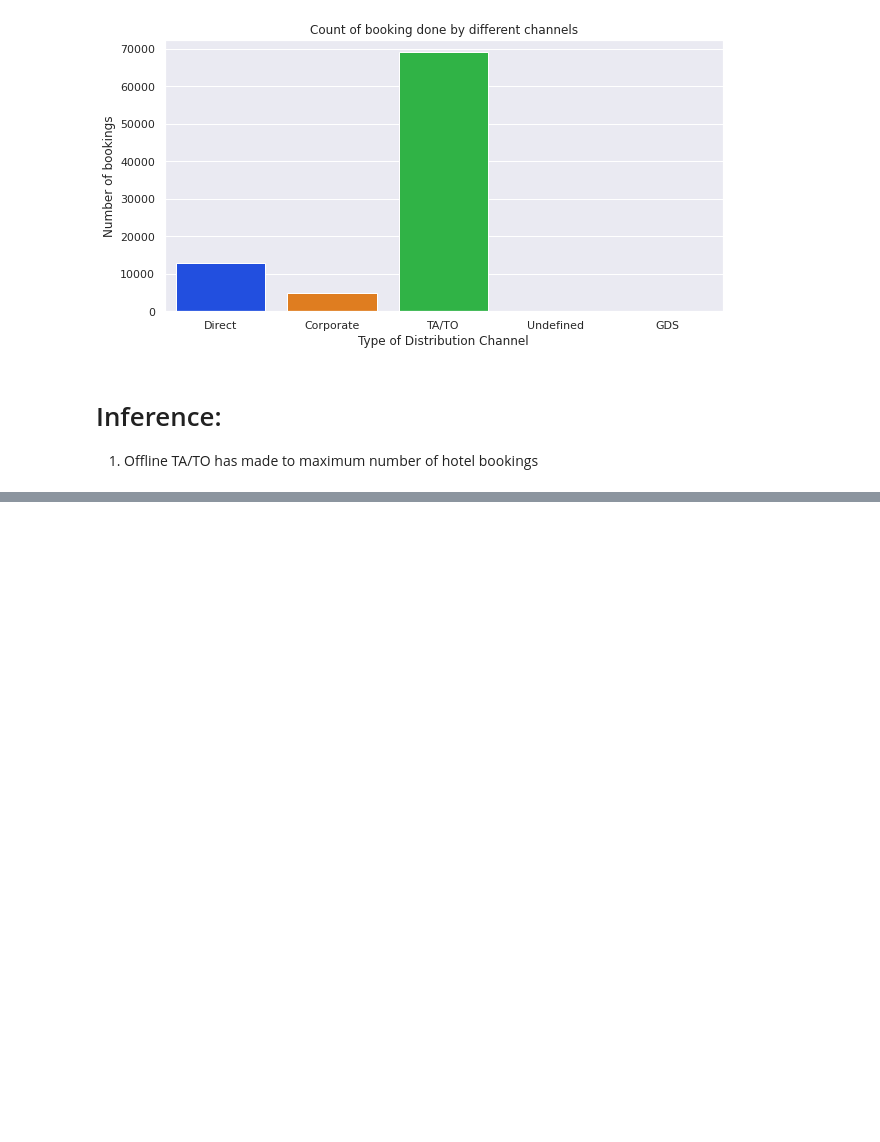
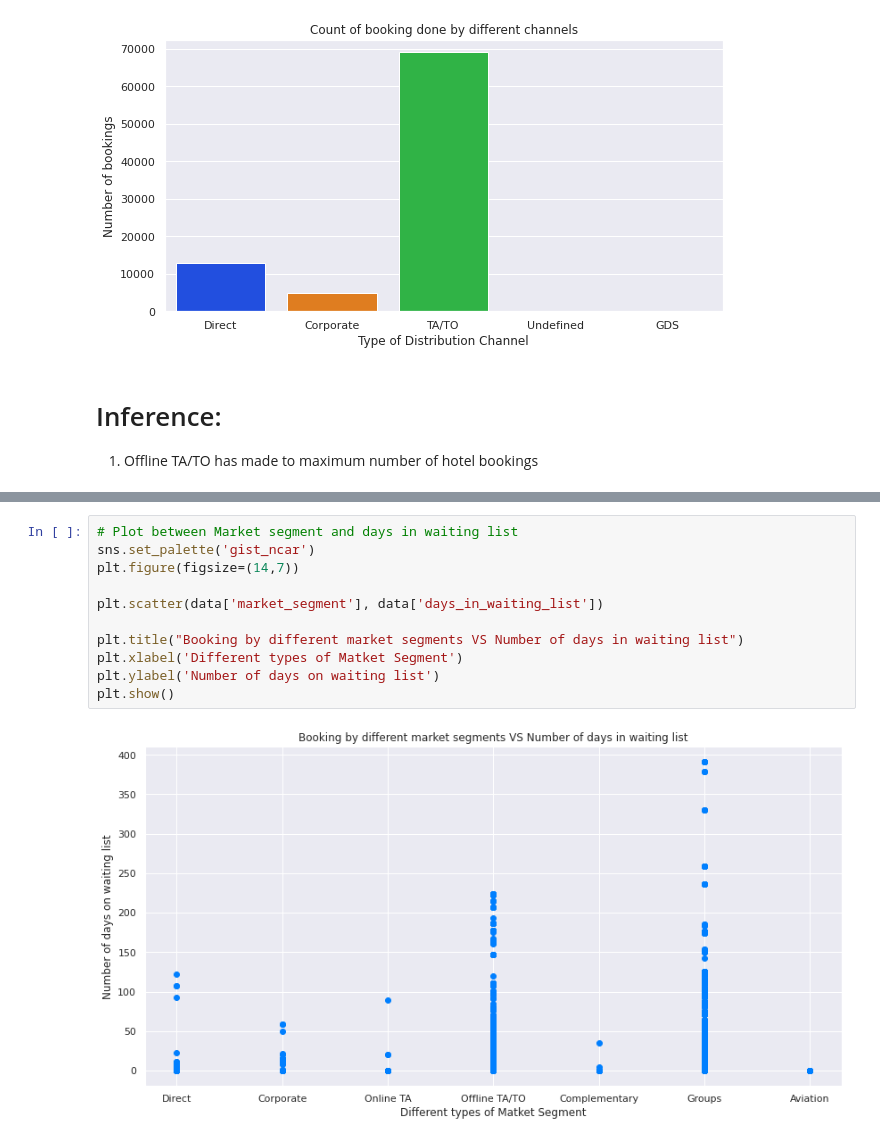
Before and after one commit to manojkb04/EDA_Hotel_Booking, a Jupyter notebook: Hotel_Booking_Analysis_Capstone_Project.ipynb, the cells around one changed output, grey strips where cells are left out. Saved outputs shown, nothing was run; the diff lists cells and outputs as text; blank space fills up the shorter version.

```diff
--- a/Hotel_Booking_Analysis_Capstone_Project.ipynb
+++ b/Hotel_Booking_Analysis_Capstone_Project.ipynb
@@ -724,0 +746,13 @@ plt.show()
+# %%
+# Plot between Market segment and days in waiting list
+sns.set_palette('gist_ncar')
+plt.figure(figsize=(14,7))
+
+plt.scatter(data['market_segment'], data['days_in_waiting_list'])
+
+plt.title("Booking by different market segments VS Number of days in waiting list")
+plt.xlabel('Different types of Matket Segment')
+plt.ylabel('Number of days on waiting list')
+plt.show()
+# %% [output]
+[figure, added]
```
Also changed, not shown: parts of 18 cells of this notebook.
